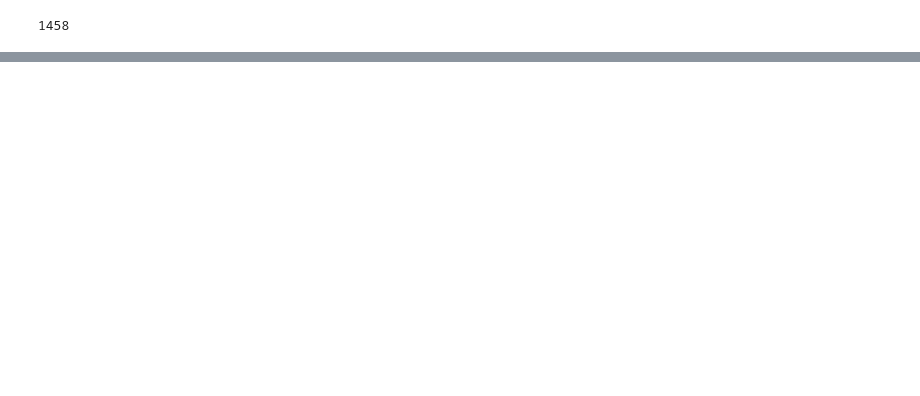
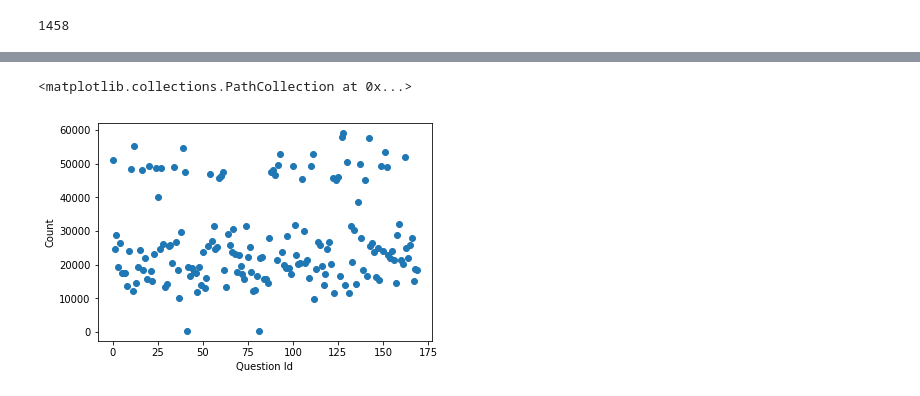
Before and after one commit to dpribula/Diploma, a Jupyter notebook: data_analysis.ipynb, the cells around one changed output, grey strips where cells are left out. Cells and saved outputs as stored; diff of their text form; code cells hidden in the pictures; blank space fills up the shorter version.

```diff
--- a/data_analysis.ipynb
+++ b/data_analysis.ipynb
@@ -55,0 +69,7 @@ grouped.to_csv("~/test.csv")
+# %%
+counted = filtered.groupby('place_asked')['correct'].agg([['count','count']]).sort_values(by=['count'])
+# %%
+counted.sort_values(by=['count'])
+counted = codes.merge(counted,left_on='place_asked', right_on='place_asked')
+counted.to_csv("./analysis/counted.csv")
+counted.sample(10)
@@ -55,0 +153,10 @@ grouped.to_csv("~/test.csv")
+# %%
+count_x = counted['count']
+count_x.describe()
+y = [x for x in range(len(count_x))]
+fig, ax = plt.subplots()
+ax.set(ylabel='Count', xlabel='Question Id')
+ax.scatter(y, count_x)
+# %% [output]
+<matplotlib.collections.PathCollection at 0x...>
+[figure, added]
```
Also changed, not shown: parts of 13 cells of this notebook, 16 other files.
